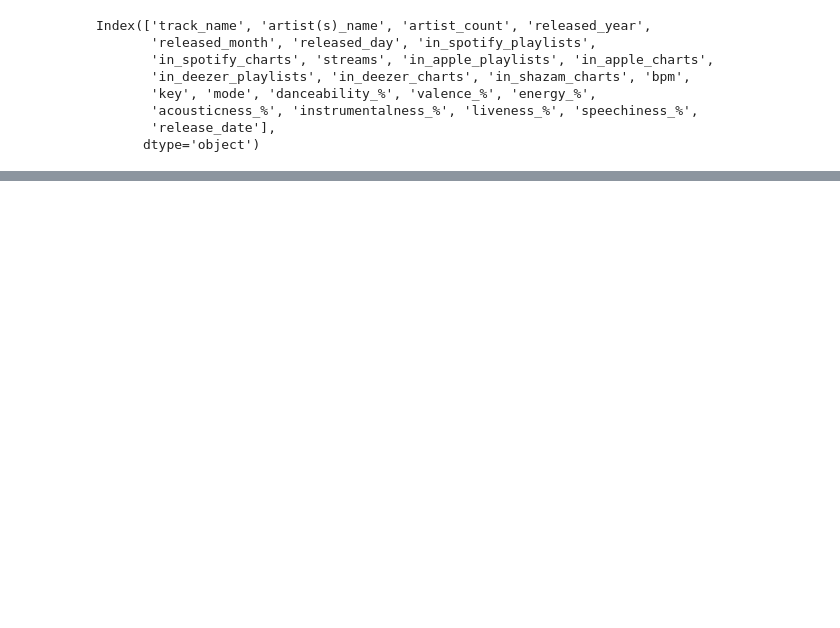
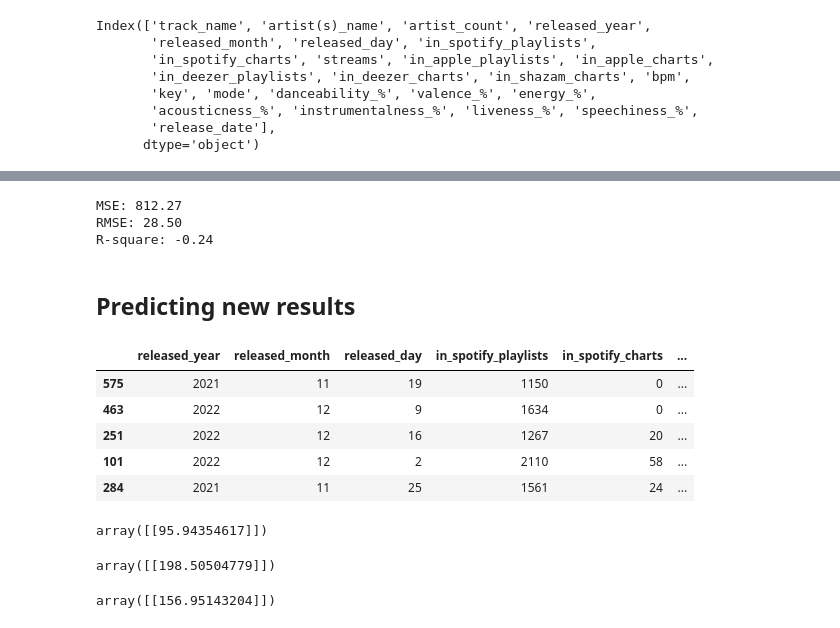
Before and after one commit to ToshiroHJJZ/DS_Final_Project, a Jupyter notebook: Final_Project.ipynb, the cells around one changed output, grey strips where cells are left out. Drawn from its saved outputs; the diff is of its cells as text; code cells hidden in the pictures; blank space fills up the shorter version.

```diff
--- a/Final_Project.ipynb
+++ b/Final_Project.ipynb
@@ -435,9 +422,9 @@ from sklearn.model_selection import train_test_split
 # %%
-x=ds[['artist_count', 'released_year',
+x=ds[['released_year',
        'released_month', 'released_day', 'in_spotify_playlists',
        'in_spotify_charts', 'in_apple_playlists', 'in_apple_charts',
-       'in_deezer_playlists', 'in_deezer_charts', 'in_shazam_charts', 'bpm',
+       'in_deezer_playlists', 'in_deezer_charts', 'in_shazam_charts',
       'danceability_%', 'valence_%', 'energy_%',
        'acousticness_%', 'instrumentalness_%', 'liveness_%', 'speechiness_%']]
 # %%
-y=ds[['release_date']]
+y=ds[['bpm']]
@@ -464,0 +469,34 @@ NotFittedError: This LinearRegression instance is not fitted yet. Call 'fit' wit
+# %%
+from sklearn.metrics import mean_squared_error, r2_score
+import math
+
+print(f"MSE: {mean_squared_error(y_test, y_pred):.2f}")
+print(f"RMSE: {math.sqrt(mean_squared_error(y_test, y_pred)):.2f}")
+print(f"R-square: {r2_score(y_test, y_pred):.2f}")
+# %% [output]
+MSE: 812.27
+RMSE: 28.50
+R-square: -0.24
+# %% [markdown]
+## Predicting new results
+# %%
+x_test.head()
+# %% [output]
+|  | released_year | released_month | released_day | in_spotify_playlists | in_spotify_charts | ... |
+| 575 | 2021 | 11 | 19 | 1150 | 0 | ... |
+| 463 | 2022 | 12 | 9 | 1634 | 0 | ... |
+| 251 | 2022 | 12 | 16 | 1267 | 20 | ... |
+| 101 | 2022 | 12 | 2 | 2110 | 58 | ... |
+| 284 | 2021 | 11 | 25 | 1561 | 24 | ... |
+# %%
+regressor.predict([[2014,1,24,434,13,0,0,1,0,0,0,1,1,0,0,0,0]])
+# %% [output]
+array([[95.94354617]])
+# %%
+regressor.predict([[2021,2,9,1290,5,45,23,4,56,54,0,1,1,68,23,46,35]])
+# %% [output]
+array([[198.50504779]])
+# %%
+regressor.predict([[1969,7,4,6,45,344,34,13,45,78,83,23,45,56,55,12,59]])
+# %% [output]
+array([[156.95143204]])
```
Also changed, not shown: parts of 24 cells of this notebook.
